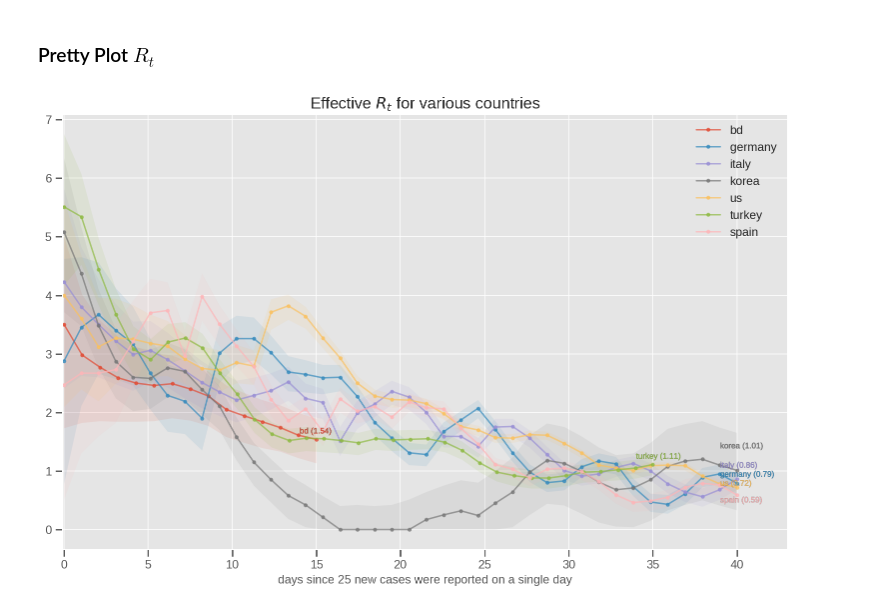
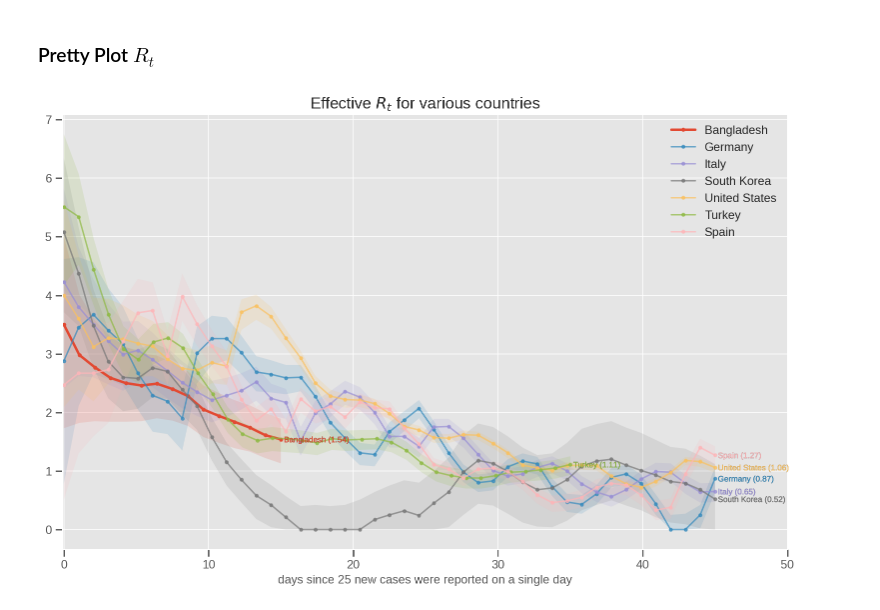
Before and after one commit to tmoon/coronavirus, a Jupyter notebook: Copy_of_Realtime_R0.ipynb, the cells around one changed output. Drawn from its saved outputs; the diff is of its cells as text; code cells hidden in the pictures.

```diff
--- a/Copy_of_Realtime_R0.ipynb
+++ b/Copy_of_Realtime_R0.ipynb
@@ -665,46 +665,48 @@ result.iloc[1:].to_csv(f'rt_{country_name}.csv')
 # %%
 import matplotlib.patheffects as pe
 plt.style.use('ggplot')#'seaborn-darkgrid')
-country_names = ['bd', 'germany', 'italy', 'korea', 'us', 'turkey', 'spain']
+country_codes = ['bd', 'germany', 'italy', 'korea', 'us', 'turkey', 'spain']
+country_names = ['Bangladesh', 'Germany', 'Italy', 'South Korea', 'United States', 'Turkey', 'Spain']
 lines = []
-xlimit = 40
-for i, country_name in enumerate(country_names):
-    filepath =f'rt_{country_name}.csv'
+xlimit = 45
+for i, country_code in enumerate(country_codes):
+    filepath =f'rt_{country_code}.csv'
     df = pd.read_csv(filepath)
-
+    country_name = country_names[i]
     x_len = min(len(df['ML']), xlimit)
     x = np.linspace(0, x_len, x_len)
 
     low, high = df['Low_90'][:x_len], df['High_90'][:x_len]
     out_filename = f"rt.png"
     mean = df['ML'][:x_len]
     dates = pd.to_datetime(df['date'])
-
-    line, = plt.plot(x, mean, marker='o', linestyle='solid', linewidth=1.5,
-                     markersize=3, label=f'{country_name}', alpha=0.7)
-    conf = plt.fill_between(x, low, high, alpha=0.1)
+    linewidth = 2.5 if country_code == 'bd' else 1.5
+    alpha = 1. if country_code == 'bd' else 0.7
+    line, = plt.plot(x, mean, marker='o', linestyle='solid', linewidth=linewidth,
+                     markersize=3, label=f'{country_name}', alpha=alpha)
+    conf = plt.fill_between(x, low, high, alpha=0.15)
     last_pt = float(mean[x_len-1:x_len])
-    labelx =  last_pt+0.1 if len(mean) < xlimit else 2.2*(last_pt-0.38)
-    plt.annotate(f"{country_name} ({last_pt})", xy=(x_len-1, last_pt),
-                xytext=(x_len-1, labelx), color=line.get_color(), fontsize=8,
-                path_effects=[pe.withStroke(linewidth=0.3, foreground="black", alpha=0.5)])
+    labelx =  last_pt#last_pt+0.1 if len(mean) < xlimit else 1.1*(last_pt)
+    plt.annotate(f"{country_name} ({last_pt})", xy=(x_len, last_pt),
+                xytext=(x_len+0.2, labelx-0.05), color=line.get_color(), fontsize=8,
+                path_effects=[pe.withStroke(linewidth=0.1, foreground="black")])
         # facecolor=f'C{i}',alpha=0.1)# label="90% confidence bands")
     lines.append(line)
 
 plt.xticks(fontsize=12)
 plt.yticks(fontsize=12)
 plt.legend(handles=lines, fontsize=12)
 plt.title("Effective $R_t$ for various countries", fontsize=16)
 
 ax = plt.gca()
 ax.tick_params(axis='both', which='major', width=1.4, length=7, direction='out')
 ax.tick_params(axis='both', which='minor', width=1.1, length=4, direction='in')
 # ax.xaxis.set_major_locator(mdates.DayLocator(interval=4))
 # ax.xaxis.set_minor_locator(mdates.DayLocator(interval=1))
 # ax.xaxis.set_major_formatter(mdates.DateFormatter('%b %d'))
-plt.xlim(-0.1, xlimit+3)
+plt.xlim(-0.1, xlimit+5)
 plt.xlabel(f"days since {cutoff} new cases were reported on a single day", fontsize=12)
 plt.gcf().set_size_inches(13, 8)
 plt.savefig(out_filename[:-4]+".png", dpi=200)
 # %% [output]
-[figure, old version]
+[figure, new version]
```
Also changed, not shown: parts of 7 cells of this notebook.
